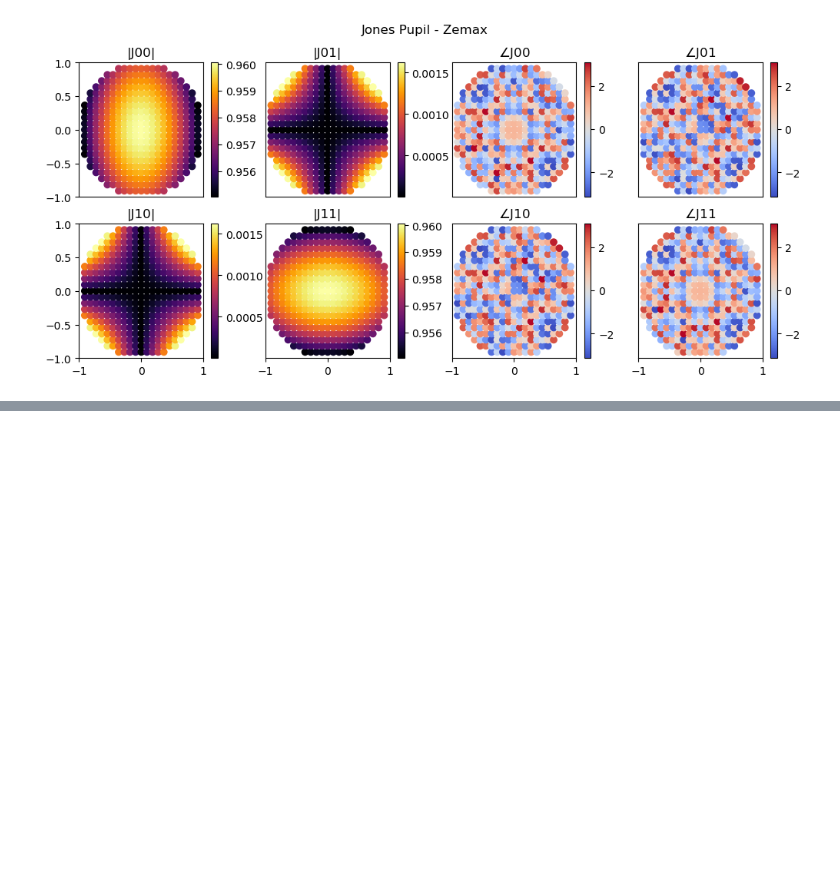
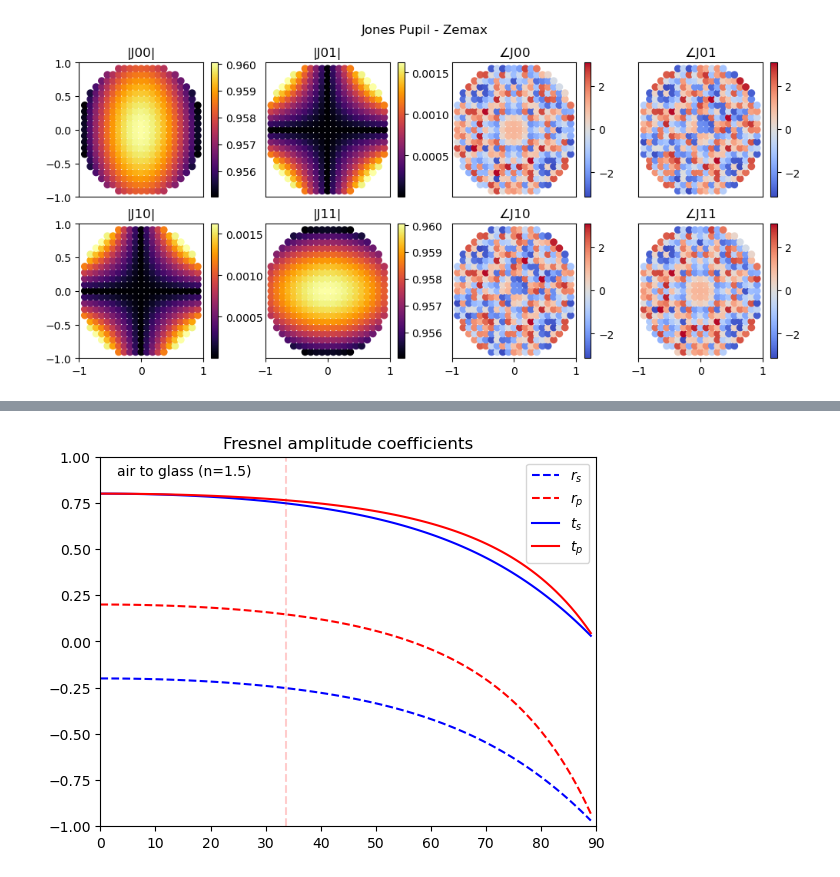
Before and after one commit to Jashcraf/poke, a Jupyter notebook: experiments/physics_validation/singlet_prt.ipynb, the cells around one changed output, grey strips where cells are left out. Drawn from its saved outputs; the diff is of its cells as text; code cells hidden in the pictures; blank space fills up the shorter version.

```diff
--- a/experiments/physics_validation/singlet_prt.ipynb
+++ b/experiments/physics_validation/singlet_prt.ipynb
@@ -189,0 +226,28 @@ plt.show()
+# %%
+from poke.polarization import fresnel_coefficients
+import matplotlib.pyplot as plt
+angles = np.linspace(0, 89, 100)
+rs, rp = fresnel_coefficients(np.radians(angles), n_air, n_glass, mode='reflect')
+ts, tp = fresnel_coefficients(np.radians(angles), n_air, n_glass, mode='transmit')
+
+def critical_angle(n1, n2):
+    return np.arcsin(n2/n1)
+
+def brewsters_angle(n1, n2):
+    return np.arctan(n2/n1)
+
+plt.figure()
+plt.title('Fresnel amplitude coefficients')
+plt.text(3, 0.9, 'air to glass (n=1.5)')
+plt.plot(angles, rs, color='b', linestyle='dashed', label=r'$r_{s}$')
+plt.plot(angles, rp, color='r', linestyle='dashed', label=r'$r_{p}$')
+
+plt.plot(angles, ts, color='b', label=r'$t_{s}$')
+plt.plot(angles, tp, color='r', label=r'$t_{p}$')
+plt.vlines(np.degrees(brewsters_angle(n_glass, n_air)), -1, 1, color='red', linestyle='dashed', alpha=0.2)
+plt.ylim(-1,1)
+plt.xlim(0, 90)
+plt.legend()
+plt.show()
+# %% [output]
+[figure, added]
```
Also changed, not shown: parts of 24 cells of this notebook, 11 other files.
